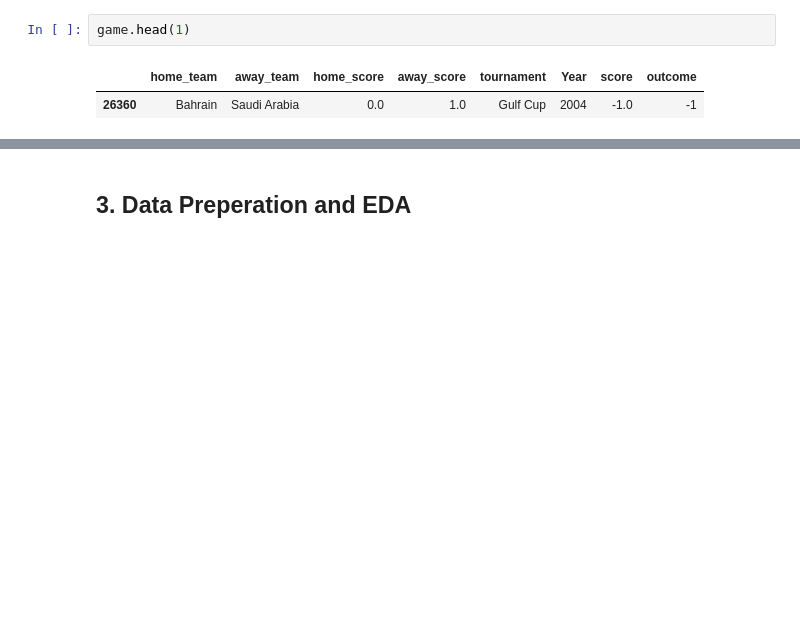
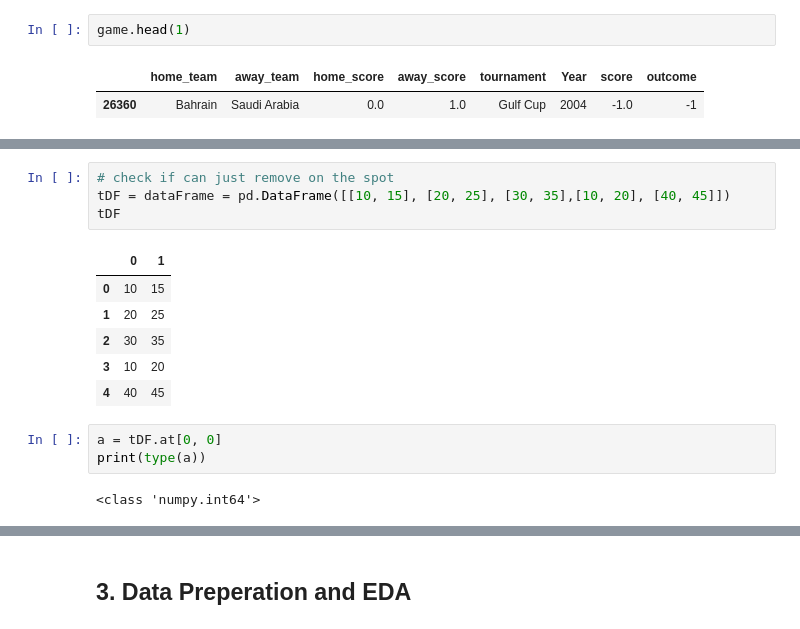
Before and after one commit to DavidHoffman11/WorldCupPredictor, a Jupyter notebook: world_cup_prediction.ipynb, the cells around one changed output, grey strips where cells are left out. Saved outputs shown, nothing was run; the diff lists cells and outputs as text; blank space fills up the shorter version.

```diff
--- a/world_cup_prediction.ipynb
+++ b/world_cup_prediction.ipynb
@@ -492,0 +744,16 @@ for each team:
+# %%
+# check if can just remove on the spot
+tDF = dataFrame = pd.DataFrame([[10, 15], [20, 25], [30, 35],[10, 20], [40, 45]])
+tDF
+# %% [output]
+|  | 0 | 1 |
+| 0 | 10 | 15 |
+| 1 | 20 | 25 |
+| 2 | 30 | 35 |
+| 3 | 10 | 20 |
+| 4 | 40 | 45 |
+# %%
+a = tDF.at[0, 0]
+print(type(a))
+# %% [output]
+<class 'numpy.int64'>
```
Also changed, not shown: parts of 24 cells of this notebook.
